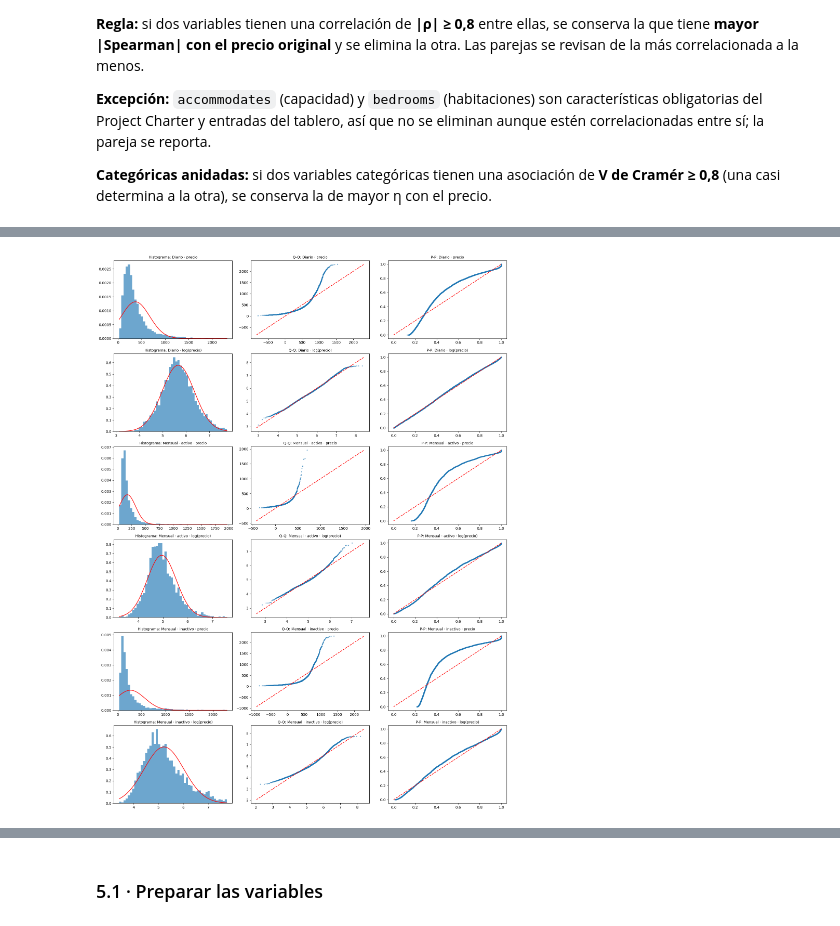
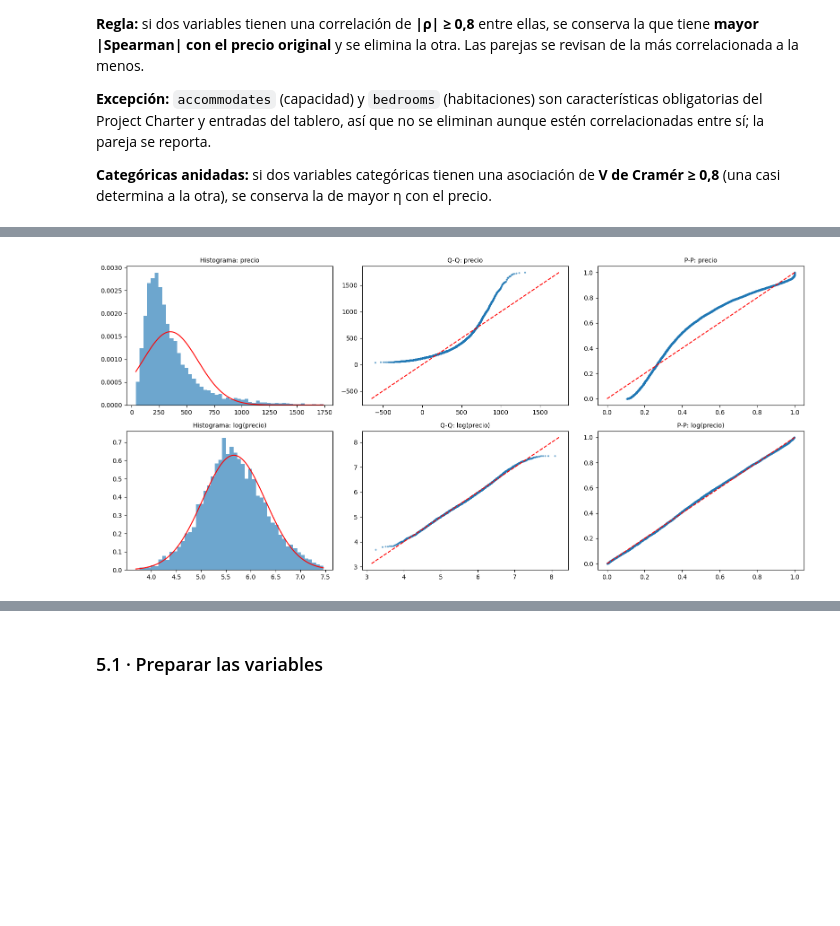
Before and after one commit to andrw4-4/airbnb-la-stay-actd, a Jupyter notebook: notebooks/LA_LA_Stay_.ipynb, the cells around one changed output, grey strips where cells are left out. Cells and saved outputs as stored; diff of their text form; code cells hidden in the pictures; blank space fills up the shorter version.

```diff
--- a/notebooks/LA_LA_Stay_.ipynb
+++ b/notebooks/LA_LA_Stay_.ipynb
@@ -704,16 +715,20 @@ La **actividad** y el **tipo de precio** no se filtran aquí: son los dos criter
 # %%
+base = (df['is_small_host'] == 1) & (df['has_price'] == 1)
 steps = [
     ('Todos los anuncios', pd.Series(True, index=df.index)),
     ('Hosts con 1–2 anuncios', df['is_small_host'] == 1),
-    ('Con precio', (df['is_small_host'] == 1) & (df['has_price'] == 1)),
-    ('Sin hoteles', (df['is_small_host'] == 1) & (df['has_price'] == 1) & (df['is_hotel'] == 0)),
-    ('Sin precios extremos', (df['is_small_host'] == 1) & (df['has_price'] == 1) & (df['is_hotel'] == 0)
-                             & (df['price_outlier'] == 0)),
+    ('Con precio', base),
+    ('Sin hoteles', base & (df['is_hotel'] == 0)),
+    ('Sin precios extremos', base & (df['is_hotel'] == 0) & (df['price_outlier'] == 0)),
+    ('Solo precio diario (< 28 noches)', base & (df['is_hotel'] == 0) & (df['price_outlier'] == 0) & (df['is_monthly'] == 0)),
+    ('Solo activos', base & (df['is_hotel'] == 0) & (df['price_outlier'] == 0) & (df['is_monthly'] == 0)
+                     & (df['is_inactive'] == 0)),
 ]
 funnel = pd.DataFrame([(name, int(mask.sum())) for name, mask in steps], columns=['paso', 'anuncios'])
 funnel['excluidos en el paso'] = (-funnel['anuncios'].diff()).fillna(0).astype(int)
 
 df_limpio = df[steps[-1][1]].copy()
+df['in_training'] = df['id'].isin(df_limpio['id']).astype(int)
 print(f'df_limpio: {df_limpio.shape}')
 funnel
 # %% [output]
@@ -1235,4 +1042,5 @@ Para cada grupo resultante se compara el **precio original** y su **logaritmo**
 # %%
+from scipy import stats
 rng = np.random.default_rng(SEED)
 
 def normality(values):
@@ -1243,19 +1051,10 @@ def normality(values):
     return {'asimetría': stats.skew(values), 'KS D': ks.statistic, 'KS valor p': ks.pvalue,
             'Shapiro W': sw.statistic, 'Shapiro valor p': sw.pvalue}
 
-PRICE_GROUPS = list(dict.fromkeys(GROUP_MAP.values()))
-dist_rows, recommendations = [], {}
-for g in PRICE_GROUPS:
-    p = df_limpio.loc[df_limpio['grupo_precio'] == g, 'price_num'].to_numpy()
-    original, logged = normality(p), normality(np.log(p))
-    use_log = abs(logged['asimetría']) < abs(original['asimetría']) and logged['KS D'] < original['KS D']
-    recommendations[g] = 'logaritmo' if use_log else 'original'
-    dist_rows.append({'grupo': g, 'escala': 'precio original', **original})
-    dist_rows.append({'grupo': g, 'escala': 'log(precio)', **logged})
-
-distribution_table = pd.DataFrame(dist_rows).set_index(['grupo', 'escala'])
+p = df_limpio['price_num'].to_numpy()
+original, logged = normality(p), normality(np.log(p))
+USE_LOG = abs(logged['asimetría']) < abs(original['asimetría']) and logged['KS D'] < original['KS D']
+distribution_table = pd.DataFrame([original, logged], index=['precio original', 'log(precio)'])
 display(distribution_table.round(4))
-print('Recomendación por grupo:')
-for g, rec in recommendations.items():
-    print(f'  {g}: usar el precio {"en logaritmo" if rec == "logaritmo" else "original"}')
+print(f'Recomendación: usar el precio {"en logaritmo" if USE_LOG else "original"}')
 # %% [output]
@@ -1274,26 +1065,24 @@ Recomendación por grupo:
 # %%
 def plot_normality(ax_row, values, title):
     values = np.sort(values)
     mu, sd = values.mean(), values.std(ddof=1)
     probs = (np.arange(1, len(values) + 1) - 0.5) / len(values)
     ax_row[0].hist(values, bins=50, density=True, alpha=0.65)
     x = np.linspace(values.min(), values.max(), 300)
     ax_row[0].plot(x, stats.norm.pdf(x, mu, sd), 'r')
     ax_row[0].set_title(f'Histograma: {title}', fontsize=10)
     ax_row[1].scatter(stats.norm.ppf(probs, mu, sd), values, s=4, alpha=0.5)
     lims = [min(values.min(), mu - 4 * sd), max(values.max(), mu + 4 * sd)]
     ax_row[1].plot(lims, lims, 'r--')
     ax_row[1].set_title(f'Q-Q: {title}', fontsize=10)
     ax_row[2].scatter(stats.norm.cdf(values, mu, sd), probs, s=4, alpha=0.5)
     ax_row[2].plot([0, 1], [0, 1], 'r--')
     ax_row[2].set_title(f'P-P: {title}', fontsize=10)
 
-fig, axes = plt.subplots(2 * len(PRICE_GROUPS), 3, figsize=(16, 3.6 * 2 * len(PRICE_GROUPS)))
-for k, g in enumerate(PRICE_GROUPS):
-    p = df_limpio.loc[df_limpio['grupo_precio'] == g, 'price_num'].to_numpy()
-    plot_normality(axes[2 * k], p, f'{g} · precio')
-    plot_normality(axes[2 * k + 1], np.log(p), f'{g} · log(precio)')
+fig, axes = plt.subplots(2, 3, figsize=(16, 7.5))
+plot_normality(axes[0], p, 'precio')
+plot_normality(axes[1], np.log(p), 'log(precio)')
 plt.tight_layout()
 plt.show()
 # %% [output]
-[figure, old version]
+[figure, new version]
```
Also changed, not shown: parts of 141 cells of this notebook.
